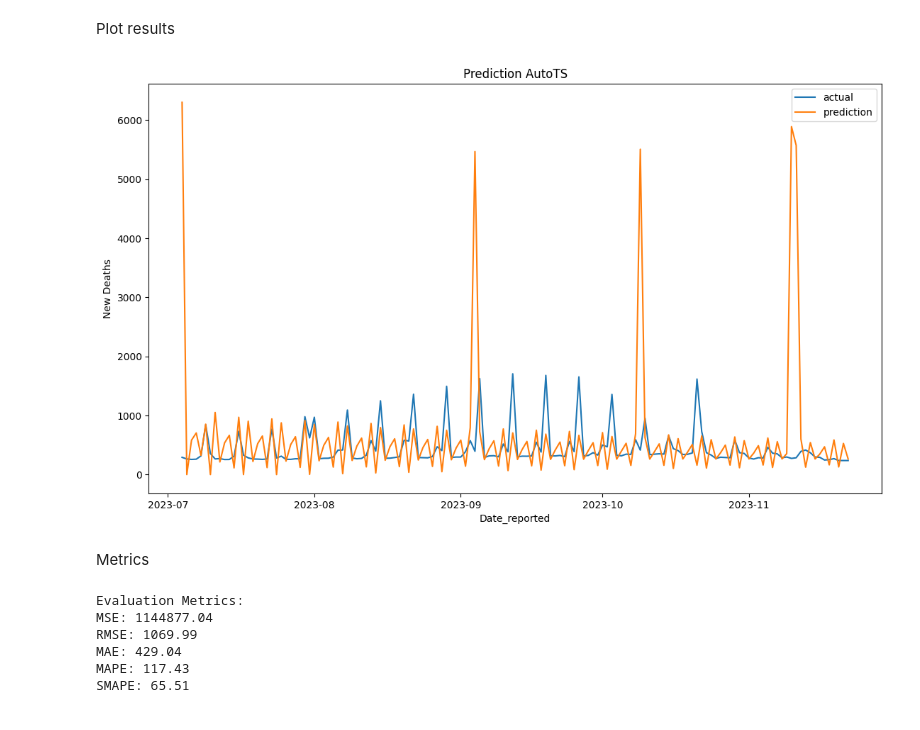
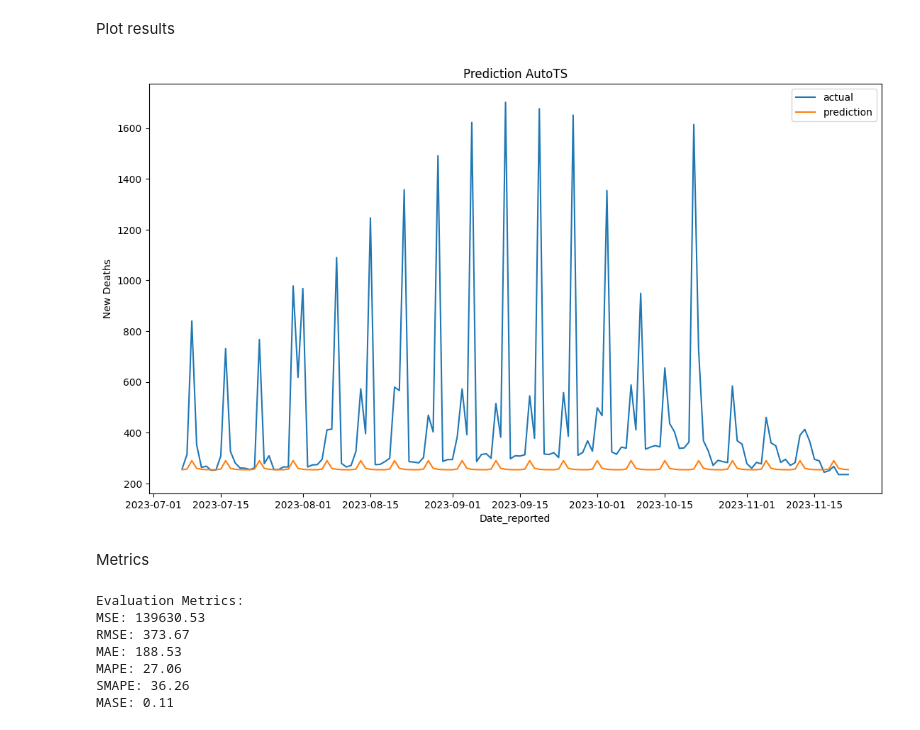
Before and after one commit to samuell07/timeseries-forecasting, a Jupyter notebook: covid_deaths/models/covid-deaths-automl.ipynb, the cells around one changed output. Saved outputs shown, nothing was run; the diff lists cells and outputs as text; code cells hidden in the pictures.

```diff
--- a/covid_deaths/models/covid-deaths-automl.ipynb
+++ b/covid_deaths/models/covid-deaths-automl.ipynb
@@ -152,37 +158,38 @@ model.best_model
 # %%
 prediction = model.predict(forecast_length=len(test))
+# %%
+non_zero = []
+for i in prediction.forecast[target_column]:
+    removed_initial_one = i-1
+    if removed_initial_one == 0:
+        non_zero.append(removed_initial_one+sys.float_info.min)
+    else:
+        non_zero.append(removed_initial_one)
 # %% [markdown]
 Plot results
 # %%
 fig, ax = plt.subplots(1, 1, figsize=(1280 / 96, 720 / 96))
-ax.plot(dates[int(data_length*train_split):], test[target_column].values, label="actual")
-ax.plot(dates[int(data_length*train_split):], prediction.forecast[target_column], label="prediction")
+ax.plot(dates[int(data_length*train_split):], (test[target_column]-1).values, label="actual")
+ax.plot(dates[int(data_length*train_split):], non_zero, label="prediction")
 ax.set_title("Prediction AutoTS")
 ax.set_ylabel("New Deaths")
 ax.set_xlabel(date_column)
 ax.legend()
 ax.xaxis.set_major_locator(mdates.AutoDateLocator())
 plt.show()
 # %% [output]
-[figure, old version]
+[figure, new version]
 # %% [markdown]
 Metrics
-# %%
-non_zero = []
-import sys
-
-for i in prediction.forecast[target_column]:
-    if i == 0:
-        non_zero.append(i+sys.float_info.min)
-    else:
-        non_zero.append(i)
-print_evaluation_metrics(non_zero, test[target_column])
-# %% [output]
-Evaluation Metrics:
-MSE: 1144877.04
-RMSE: 1069.99
-MAE: 429.04
-MAPE: 117.43
-SMAPE: 65.51
+# %%
+print_evaluation_metrics(non_zero, test[target_column]-1, train[target_column] - 1)
+# %% [output]
+Evaluation Metrics:
+MSE: 139630.53
+RMSE: 373.67
+MAE: 188.53
+MAPE: 27.06
+SMAPE: 36.26
+MASE: 0.11
 # %%
 store_model(model, "automl")
```
Also changed, not shown: parts of 2 cells of this notebook, 36 other files.
